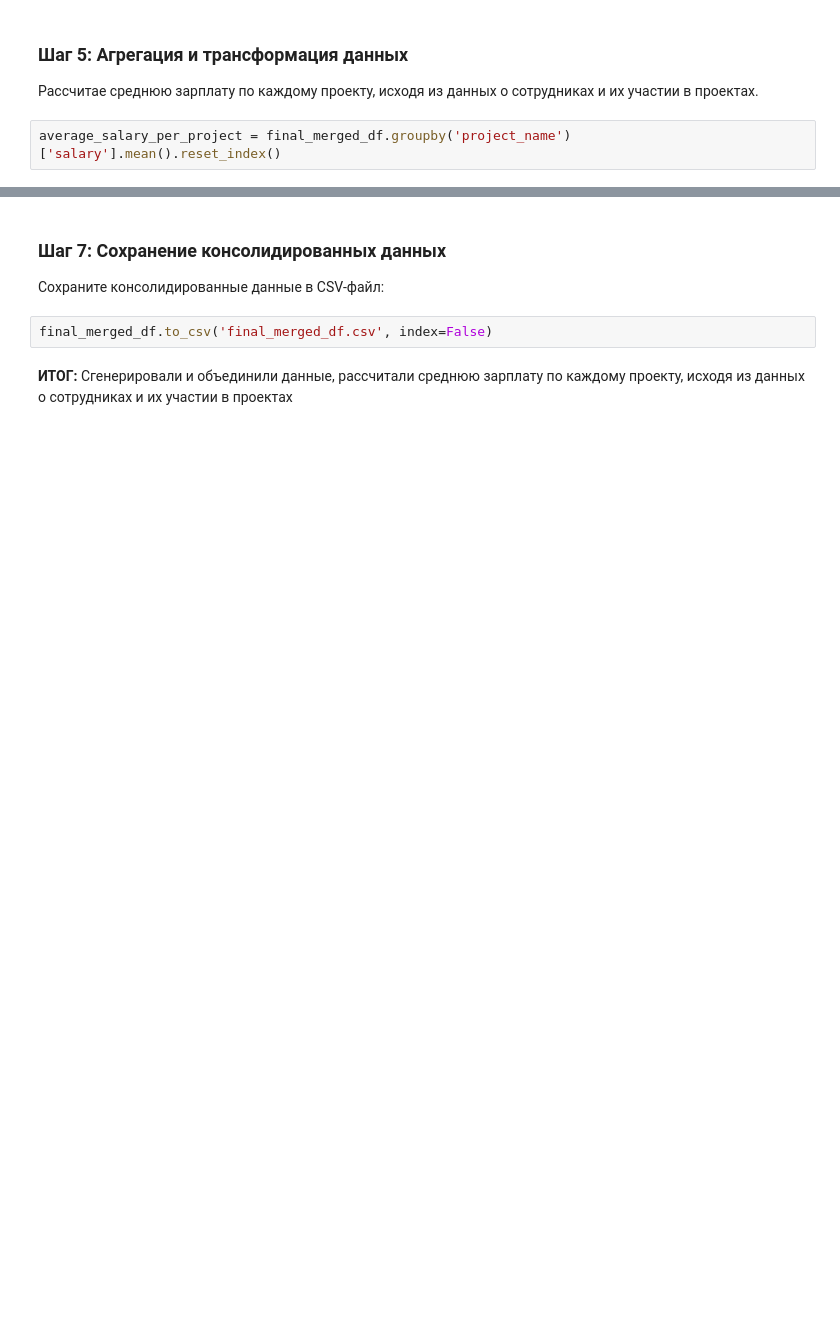
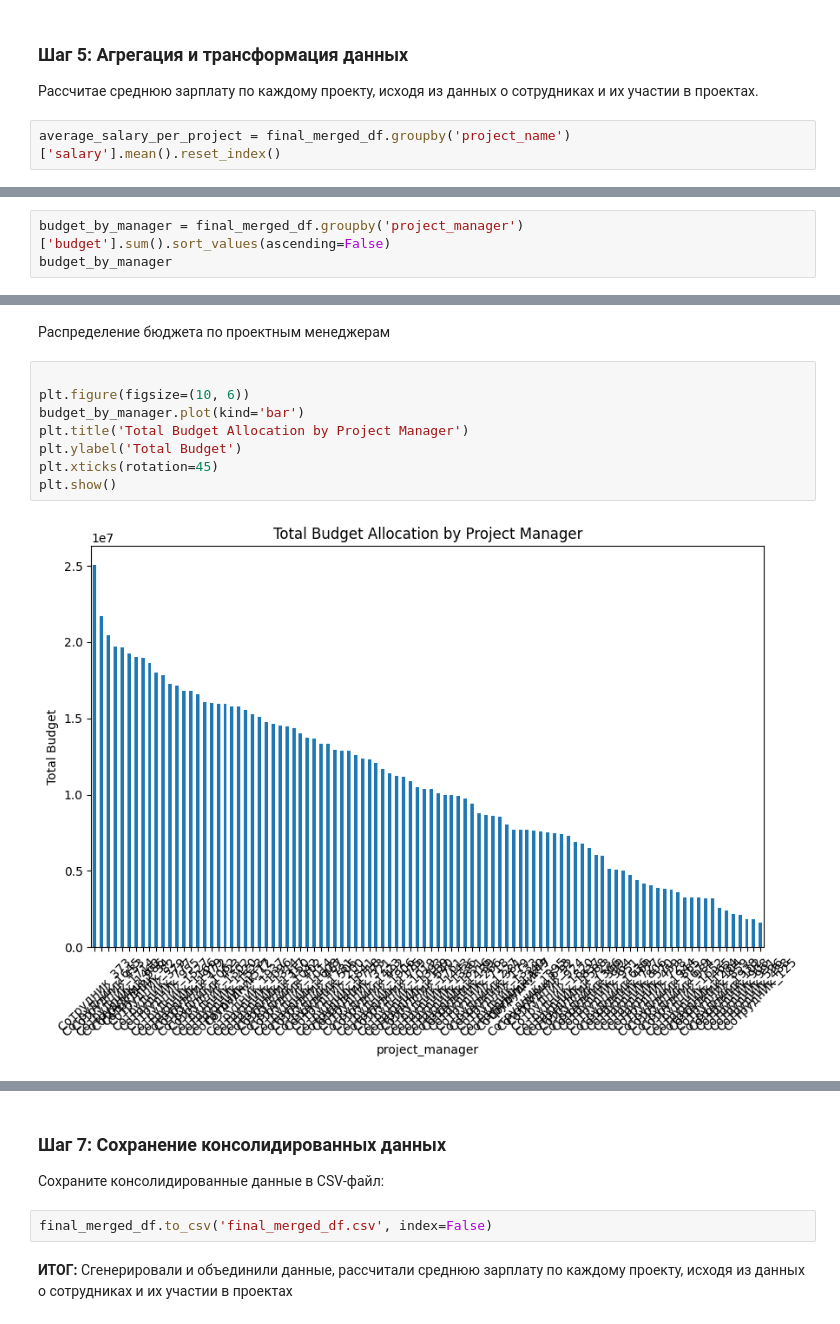
Before and after one commit to alexeevkv/data-collection, a Jupyter notebook: pr_3/PW_03_Алексеев_КВ.ipynb, the cells around one changed output, grey strips where cells are left out. Cells and saved outputs as stored; diff of their text form; blank space fills up the shorter version.

```diff
--- a/pr_3/PW_03_Алексеев_КВ.ipynb
+++ b/pr_3/PW_03_Алексеев_КВ.ipynb
@@ -186,0 +243,3 @@ plt.show()
+# %%
+budget_by_manager = final_merged_df.groupby('project_manager')['budget'].sum().sort_values(ascending=False)
+budget_by_manager
@@ -186,0 +260,12 @@ plt.show()
+# %% [markdown]
+Распределение бюджета по проектным менеджерам
+# %%
+
+plt.figure(figsize=(10, 6))
+budget_by_manager.plot(kind='bar')
+plt.title('Total Budget Allocation by Project Manager')
+plt.ylabel('Total Budget')
+plt.xticks(rotation=45)
+plt.show()
+# %% [output]
+[figure, added]
```
Also changed, not shown: parts of 19 cells of this notebook, 3 other files.
